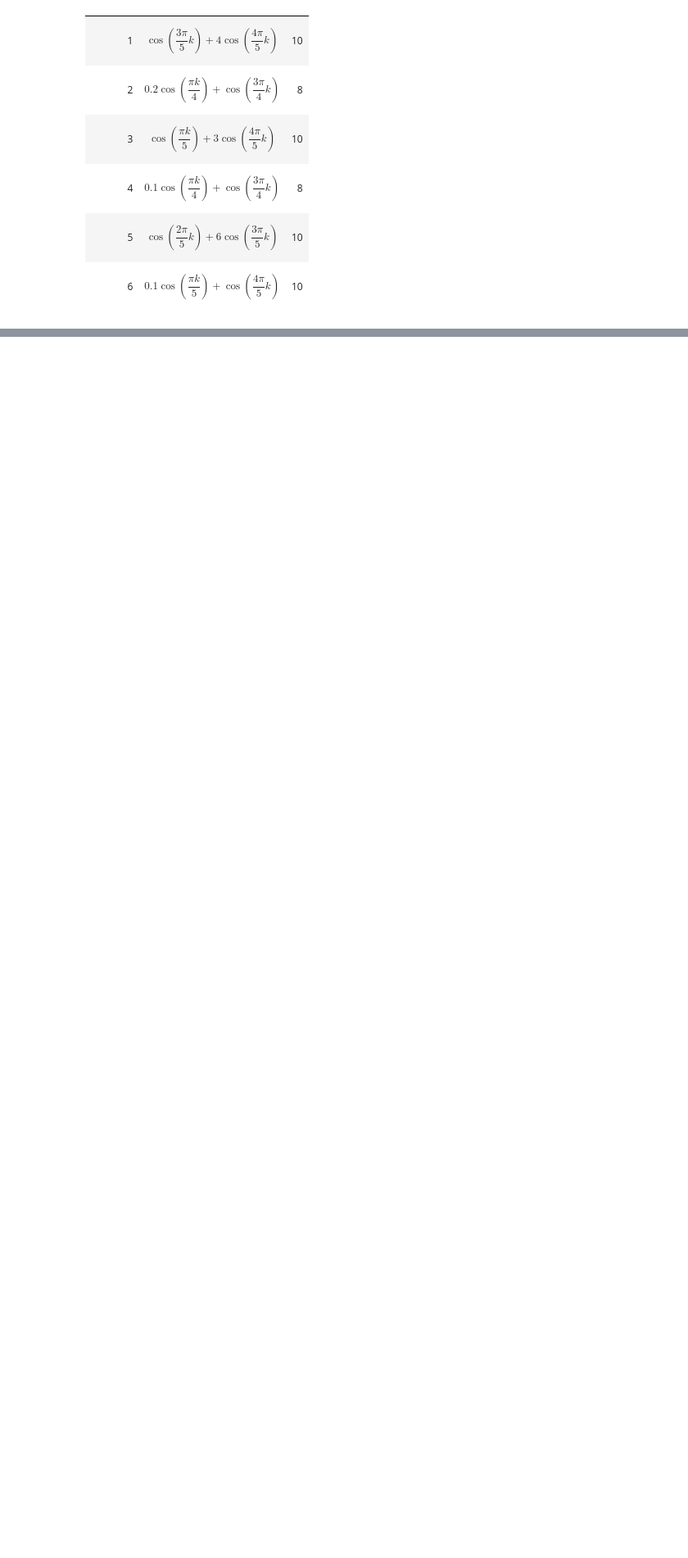
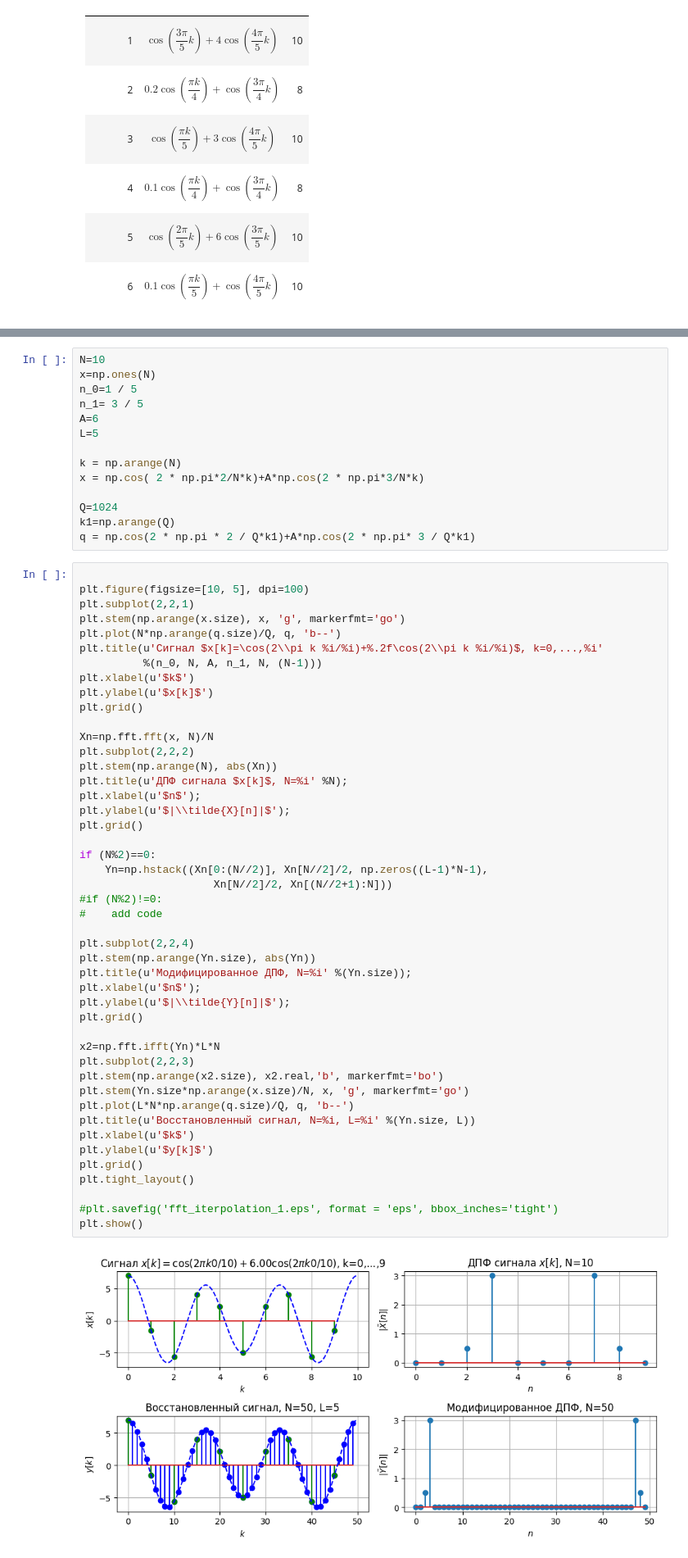
Before and after one commit to sin-diesel/digital-signals-laboratory, a Jupyter notebook: 2nd-semester/fast-signal-processing/dsp_lab6.ipynb, the cells around one changed output, grey strips where cells are left out. Shown at 82% size. Cells and saved outputs as stored; diff of their text form; blank space fills up the shorter version.

```diff
--- a/2nd-semester/fast-signal-processing/dsp_lab6.ipynb
+++ b/2nd-semester/fast-signal-processing/dsp_lab6.ipynb
@@ -50,3 +52,65 @@ def dtft(x, M=2048):
+# %%
+N=10
+x=np.ones(N)
+n_0=1 / 5
+n_1= 3 / 5
+A=6
+L=5
+
+k = np.arange(N)
+x = np.cos( 2 * np.pi*2/N*k)+A*np.cos(2 * np.pi*3/N*k)
+
+Q=1024
+k1=np.arange(Q)
+q = np.cos(2 * np.pi * 2 / Q*k1)+A*np.cos(2 * np.pi* 3 / Q*k1)
+# %%
+
+plt.figure(figsize=[10, 5], dpi=100)
+plt.subplot(2,2,1)
+plt.stem(np.arange(x.size), x, 'g', markerfmt='go')
+plt.plot(N*np.arange(q.size)/Q, q, 'b--')
+plt.title(u'Сигнал $x[k]=\cos(2\\pi k %i/%i)+%.2f\cos(2\\pi k %i/%i)$, k=0,...,%i'
+          %(n_0, N, A, n_1, N, (N-1)))
+plt.xlabel(u'$k$')
+plt.ylabel(u'$x[k]$')
+plt.grid()
+
+Xn=np.fft.fft(x, N)/N
+plt.subplot(2,2,2)
+plt.stem(np.arange(N), abs(Xn))
+plt.title(u'ДПФ сигнала $x[k]$, N=%i' %N);
+plt.xlabel(u'$n$');
+plt.ylabel(u'$|\\tilde{X}[n]|$');
+plt.grid()
+
+if (N%2)==0:
+    Yn=np.hstack((Xn[0:(N//2)], Xn[N//2]/2, np.zeros((L-1)*N-1),
+                     Xn[N//2]/2, Xn[(N//2+1):N]))
+#if (N%2)!=0:
+#    add code
+
+plt.subplot(2,2,4)
+plt.stem(np.arange(Yn.size), abs(Yn))
+plt.title(u'Модифицированное ДПФ, N=%i' %(Yn.size));
+plt.xlabel(u'$n$');
+plt.ylabel(u'$|\\tilde{Y}[n]|$');
+plt.grid()
+
+x2=np.fft.ifft(Yn)*L*N
+plt.subplot(2,2,3)
+plt.stem(np.arange(x2.size), x2.real,'b', markerfmt='bo')
+plt.stem(Yn.size*np.arange(x.size)/N, x, 'g', markerfmt='go')
+plt.plot(L*N*np.arange(q.size)/Q, q, 'b--')
+plt.title(u'Восстановленный сигнал, N=%i, L=%i' %(Yn.size, L))
+plt.xlabel(u'$k$')
+plt.ylabel(u'$y[k]$')
+plt.grid()
+plt.tight_layout()
+
+#plt.savefig('fft_iterpolation_1.eps', format = 'eps', bbox_inches='tight')
+plt.show()
+# %% [output]
+[figure, added]
 # %% [markdown]
 ## Задача 1.2. Система однократной интерполяции.
 
```
Also changed, not shown: parts of 16 cells of this notebook, 2 other files.
